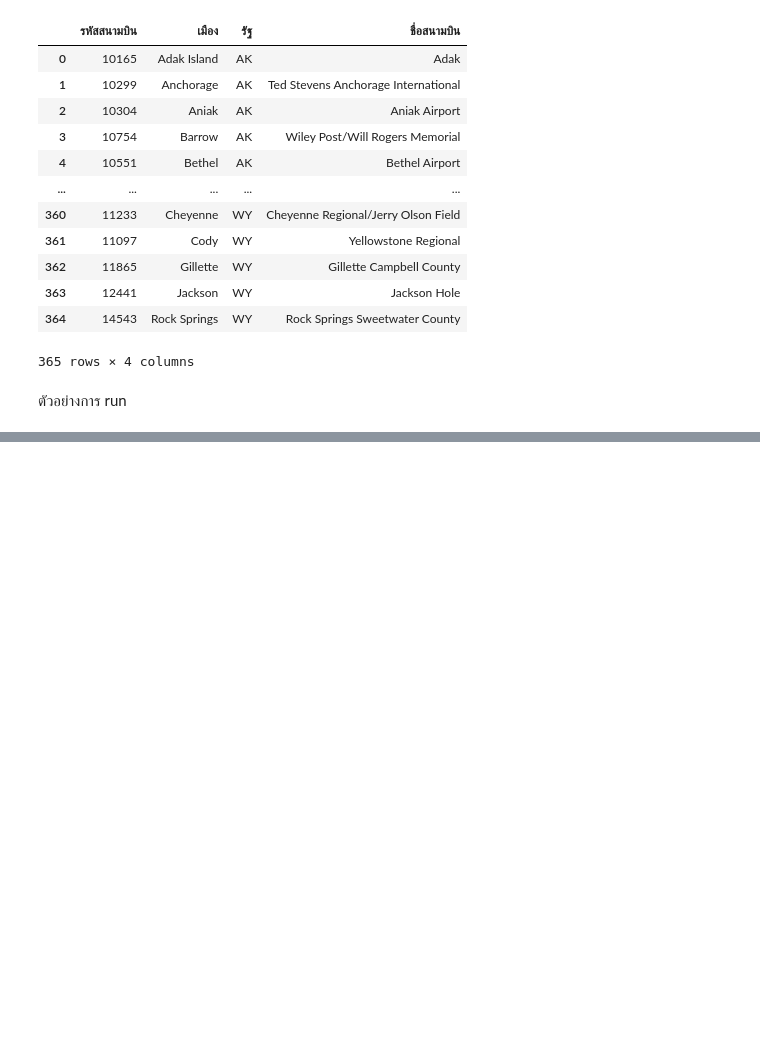
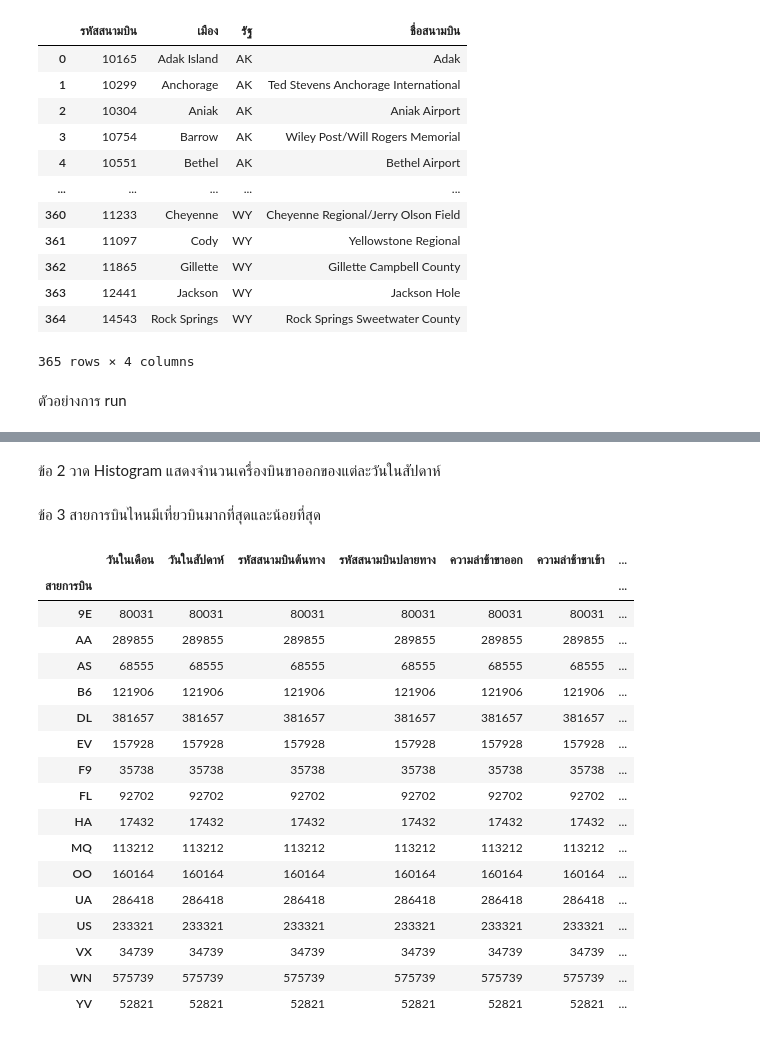
Before and after one commit to PhinyadaPhen/DWDM21, a Jupyter notebook: MiniExam.ipynb, the cells around one changed output, grey strips where cells are left out. Cells and saved outputs as stored; diff of their text form; code cells hidden in the pictures; blank space fills up the shorter version.

```diff
--- a/MiniExam.ipynb
+++ b/MiniExam.ipynb
@@ -72,0 +77,3 @@ gen_exams('62123456-9')
+# %%
+Merge_flights_airports = flights.merge(airports,how='left',left_on='รหัสสนามบินต้นทาง',right_on='รหัสสนามบิน') # รวมตารางโดยใช้ Attribute คือ รหัสสนามบินต้นทาง กับ รหัสสนามบิน
+Merge_flights_airports
@@ -72,0 +110,2 @@ gen_exams('62123456-9')
+# %% [markdown]
+ข้อ 2 วาด Histogram แสดงจำนวนเครื่องบินขาออกของแต่ละวันในสัปดาห์
@@ -72,0 +114,23 @@ gen_exams('62123456-9')
+# %% [markdown]
+ข้อ 3 สายการบินไหนมีเที่ยวบินมากที่สุดและน้อยที่สุด
+# %%
+Merge_flights_airports.groupby('สายการบิน').count()
+# %% [output]
+|  | วันในเดือน | วันในสัปดาห์ | รหัสสนามบินต้นทาง | รหัสสนามบินปลายทาง | ความล่าช้าขาออก | ความล่าช้าขาเข้า | ... |
+| สายการบิน |  |  |  |  |  |  | ... |
+| 9E | 80031 | 80031 | 80031 | 80031 | 80031 | 80031 | ... |
+| AA | 289855 | 289855 | 289855 | 289855 | 289855 | 289855 | ... |
+| AS | 68555 | 68555 | 68555 | 68555 | 68555 | 68555 | ... |
+| B6 | 121906 | 121906 | 121906 | 121906 | 121906 | 121906 | ... |
+| DL | 381657 | 381657 | 381657 | 381657 | 381657 | 381657 | ... |
+| EV | 157928 | 157928 | 157928 | 157928 | 157928 | 157928 | ... |
+| F9 | 35738 | 35738 | 35738 | 35738 | 35738 | 35738 | ... |
+| FL | 92702 | 92702 | 92702 | 92702 | 92702 | 92702 | ... |
+| HA | 17432 | 17432 | 17432 | 17432 | 17432 | 17432 | ... |
+| MQ | 113212 | 113212 | 113212 | 113212 | 113212 | 113212 | ... |
+| OO | 160164 | 160164 | 160164 | 160164 | 160164 | 160164 | ... |
+| UA | 286418 | 286418 | 286418 | 286418 | 286418 | 286418 | ... |
+| US | 233321 | 233321 | 233321 | 233321 | 233321 | 233321 | ... |
+| VX | 34739 | 34739 | 34739 | 34739 | 34739 | 34739 | ... |
+| WN | 575739 | 575739 | 575739 | 575739 | 575739 | 575739 | ... |
+| YV | 52821 | 52821 | 52821 | 52821 | 52821 | 52821 | ... |
```
Also changed, not shown: parts of 12 cells of this notebook.
